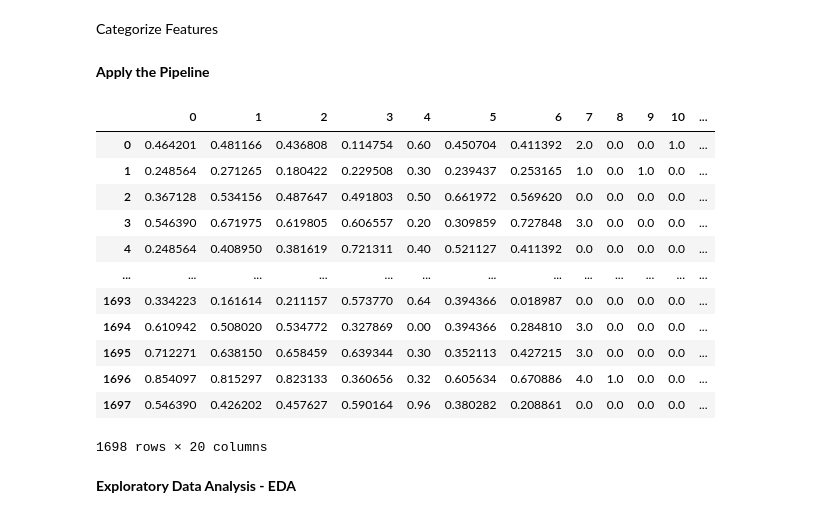
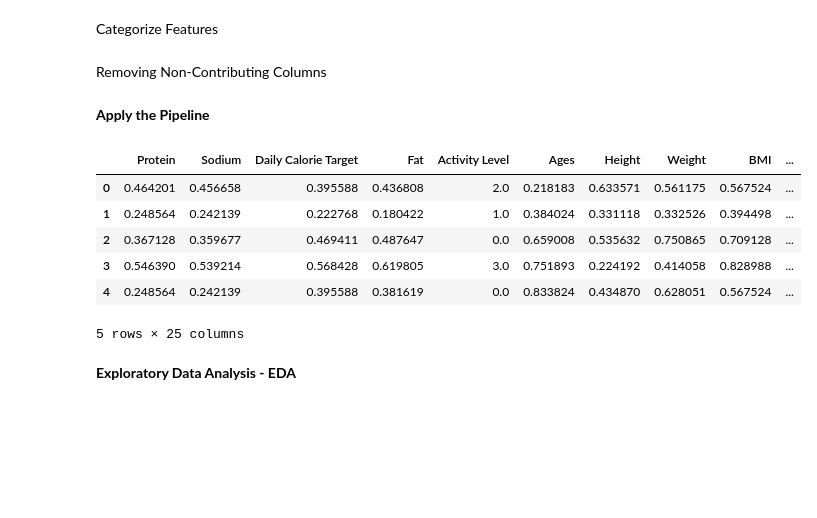
Before and after one commit to Edenshmuel/ICU_Nutrition_ML, a Jupyter notebook: Patient_Clustering.ipynb, the cells around one changed output. Drawn from its saved outputs; the diff is of its cells as text; code cells hidden in the pictures; blank space fills up the shorter version.

```diff
--- a/Patient_Clustering.ipynb
+++ b/Patient_Clustering.ipynb
@@ -59,32 +65,34 @@ df.head()
 # %% [markdown]
 Categorize Features
 # %%
-numerical_features = ["Ages", "Height", "Weight", "Carbohydrates"]
-categorical_features = ["Activity Level"]
+numerical_features = ["Ages", "Height", "Weight", "Sugar", "Carbohydrates", "Fiber"]
+categorical_features = ["Gender", "Dietary Preference"]
 Multy_categorical_features = ["Disease"]
-right_skewed_features = ["Protein", "Calories", "Fat"]
+ordinal_features = ["Activity Level"]
+right_skewed_features = ["Protein", "Sodium", "Daily Calorie Target", "Fat"]
+# %% [markdown]
+Removing Non-Contributing Columns
+# %%
+columns_to_remove = ["Calories", "Breakfast Suggestion", "Lunch Suggestion",
+                     "Dinner Suggestion", "Snack Suggestion"]
+
+df = df.drop(columns=columns_to_remove)
 # %% [markdown]
 **Apply the Pipeline**
 # %%
-preprocessor = create_preprocessor(numerical_features, categorical_features, Multy_categorical_features, right_skewed_features)
-df_transformed = preprocessor.fit_transform(df)
+preprocessor = create_preprocessor(numerical_features, categorical_features, Multy_categorical_features, ordinal_features, right_skewed_features)
+df_transformed_array = preprocessor.fit_transform(df)
 # %%
-df_transformed = pd.DataFrame(df_transformed)
-df_transformed
+df_transformed = pd.DataFrame(df_transformed_array, columns=feature_names)
+df_transformed.head()
 # %% [output]
-|  | 0 | 1 | 2 | 3 | 4 | 5 | 6 | 7 | 8 | 9 | 10 | ... |
-| 0 | 0.464201 | 0.481166 | 0.436808 | 0.114754 | 0.60 | 0.450704 | 0.411392 | 2.0 | 0.0 | 0.0 | 1.0 | ... |
-| 1 | 0.248564 | 0.271265 | 0.180422 | 0.229508 | 0.30 | 0.239437 | 0.253165 | 1.0 | 0.0 | 1.0 | 0.0 | ... |
-| 2 | 0.367128 | 0.534156 | 0.487647 | 0.491803 | 0.50 | 0.661972 | 0.569620 | 0.0 | 0.0 | 0.0 | 0.0 | ... |
-| 3 | 0.546390 | 0.671975 | 0.619805 | 0.606557 | 0.20 | 0.309859 | 0.727848 | 3.0 | 0.0 | 0.0 | 0.0 | ... |
-| 4 | 0.248564 | 0.408950 | 0.381619 | 0.721311 | 0.40 | 0.521127 | 0.411392 | 0.0 | 0.0 | 0.0 | 0.0 | ... |
-| ... | ... | ... | ... | ... | ... | ... | ... | ... | ... | ... | ... | ... |
-| 1693 | 0.334223 | 0.161614 | 0.211157 | 0.573770 | 0.64 | 0.394366 | 0.018987 | 0.0 | 0.0 | 0.0 | 0.0 | ... |
-| 1694 | 0.610942 | 0.508020 | 0.534772 | 0.327869 | 0.00 | 0.394366 | 0.284810 | 3.0 | 0.0 | 0.0 | 0.0 | ... |
-| 1695 | 0.712271 | 0.638150 | 0.658459 | 0.639344 | 0.30 | 0.352113 | 0.427215 | 3.0 | 0.0 | 0.0 | 0.0 | ... |
-| 1696 | 0.854097 | 0.815297 | 0.823133 | 0.360656 | 0.32 | 0.605634 | 0.670886 | 4.0 | 1.0 | 0.0 | 0.0 | ... |
-| 1697 | 0.546390 | 0.426202 | 0.457627 | 0.590164 | 0.96 | 0.380282 | 0.208861 | 0.0 | 0.0 | 0.0 | 0.0 | ... |
+|  | Protein | Sodium | Daily Calorie Target | Fat | Activity Level | Ages | Height | Weight | BMI | ... |
+| 0 | 0.464201 | 0.456658 | 0.395588 | 0.436808 | 2.0 | 0.218183 | 0.633571 | 0.561175 | 0.567524 | ... |
+| 1 | 0.248564 | 0.242139 | 0.222768 | 0.180422 | 1.0 | 0.384024 | 0.331118 | 0.332526 | 0.394498 | ... |
+| 2 | 0.367128 | 0.359677 | 0.469411 | 0.487647 | 0.0 | 0.659008 | 0.535632 | 0.750865 | 0.709128 | ... |
+| 3 | 0.546390 | 0.539214 | 0.568428 | 0.619805 | 3.0 | 0.751893 | 0.224192 | 0.414058 | 0.828988 | ... |
+| 4 | 0.248564 | 0.242139 | 0.395588 | 0.381619 | 0.0 | 0.833824 | 0.434870 | 0.628051 | 0.567524 | ... |
-1698 rows × 20 columns
+5 rows × 25 columns
 # %% [markdown]
 **Exploratory Data Analysis - EDA**
 # %%
```
Also changed, not shown: parts of 9 cells of this notebook.
